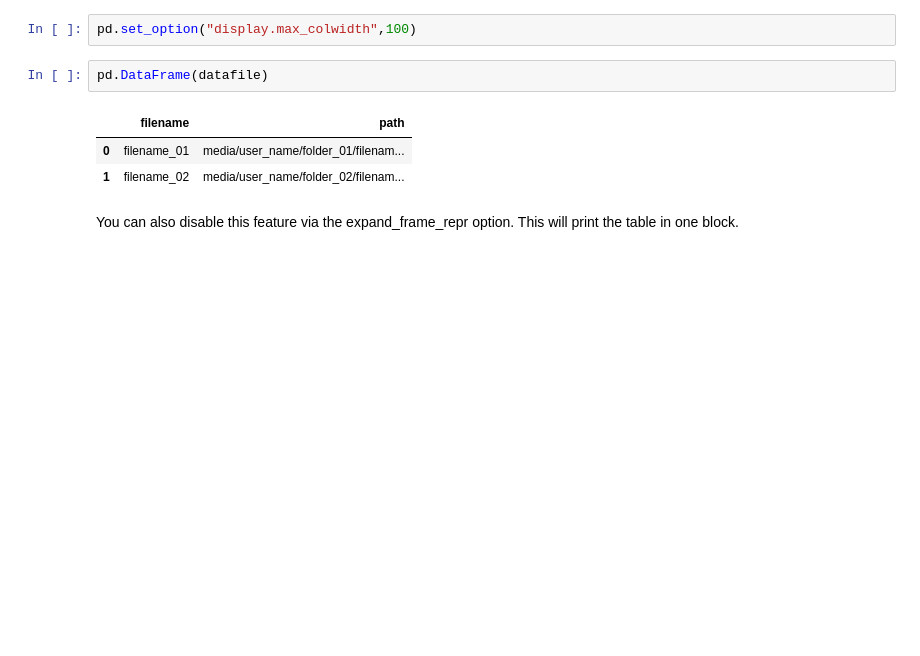
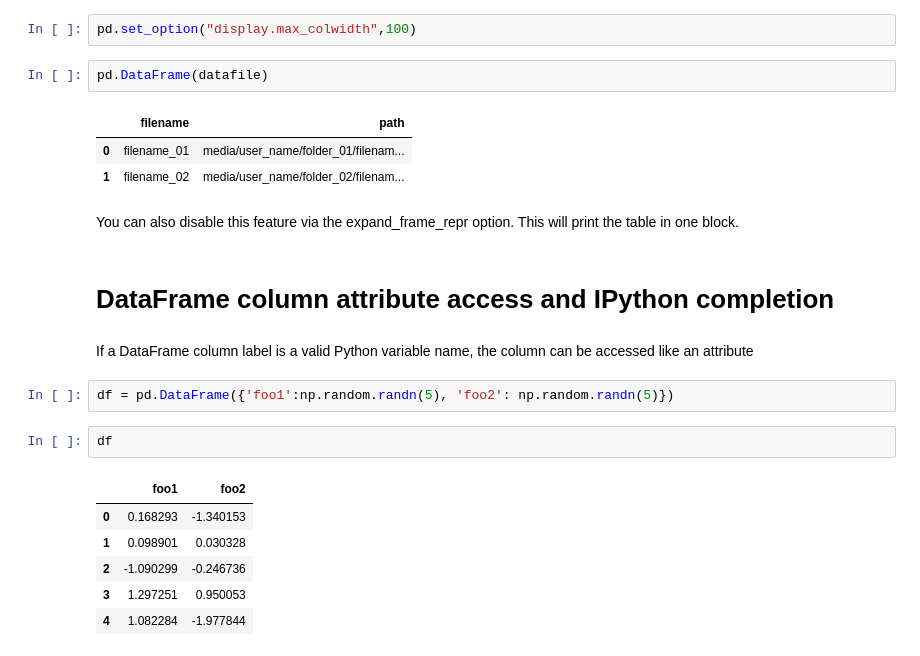
Before and after one commit to gopal-py07/DataSciencePandasExample, a Jupyter notebook: Intro to data structures/DataFrame/DataFrameDsaEx.ipynb, the cells around one changed output. Saved outputs shown, nothing was run; the diff lists cells and outputs as text; blank space fills up the shorter version.

Commit message:
added # DataFrame column attribute access and IPython completion | Done !

```diff
--- a/Intro to data structures/DataFrame/DataFrameDsaEx.ipynb
+++ b/Intro to data structures/DataFrame/DataFrameDsaEx.ipynb
@@ -937,3 +937,18 @@ pd.DataFrame(datafile)
 | 1 | filename_02 | media/user_name/folder_02/filenam... |
 # %% [markdown]
 You can also disable this feature via the expand_frame_repr option. This will print the table in one block.
+# %% [markdown]
+# DataFrame column attribute access and IPython completion
+# %% [markdown]
+If a DataFrame column label is a valid Python variable name, the column can be accessed like an attribute
+# %%
+df = pd.DataFrame({'foo1':np.random.randn(5), 'foo2': np.random.randn(5)})
+# %%
+df
+# %% [output]
+|  | foo1 | foo2 |
+| 0 | 0.168293 | -1.340153 |
+| 1 | 0.098901 | 0.030328 |
+| 2 | -1.090299 | -0.246736 |
+| 3 | 1.297251 | 0.950053 |
+| 4 | 1.082284 | -1.977844 |
```
Also changed, not shown: parts of 3 cells of this notebook.
